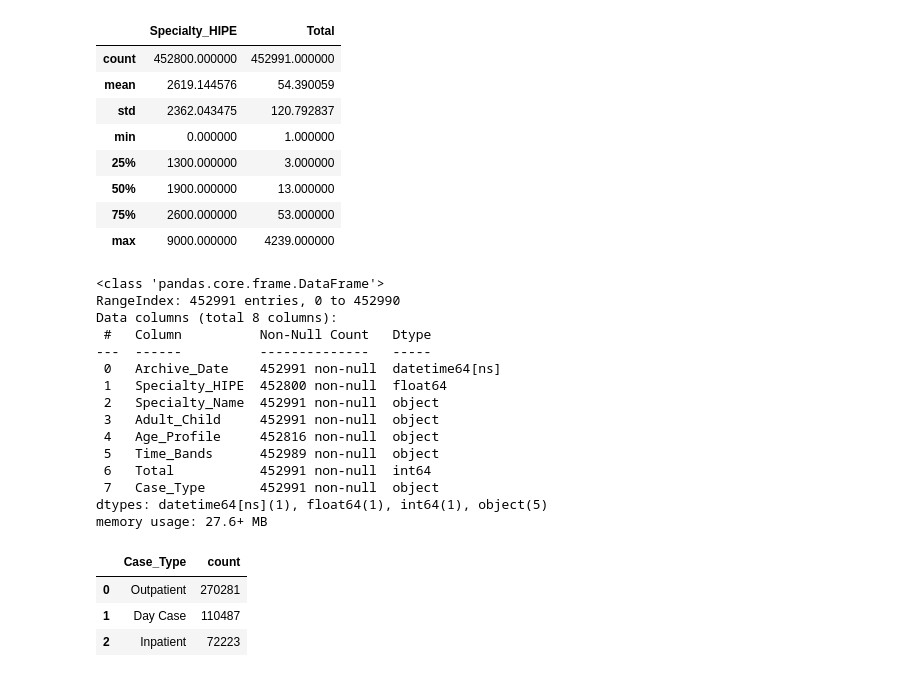
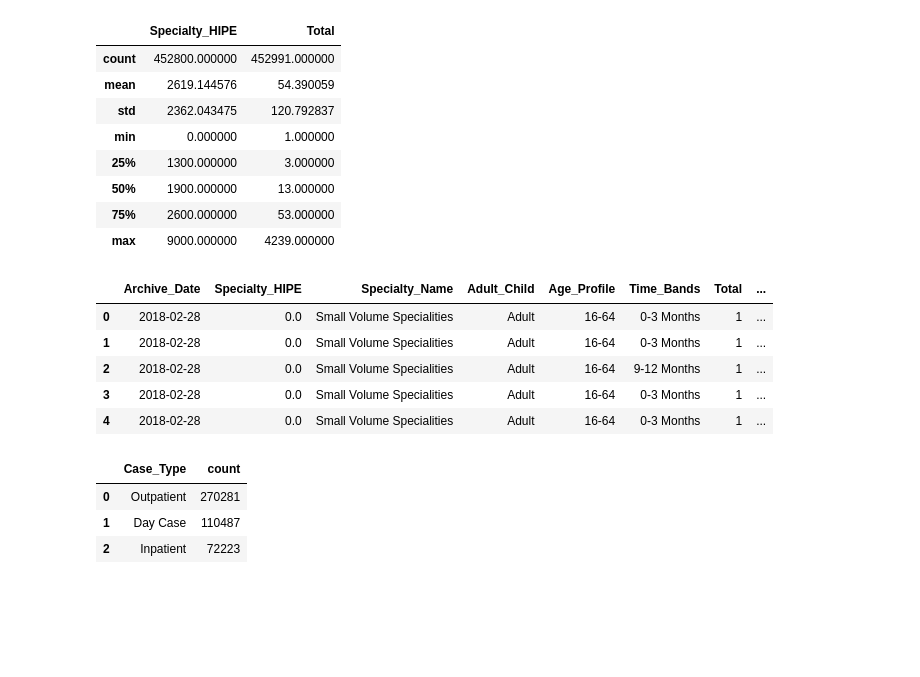
Before and after one commit to modyreturn/Health_Care_Analysis, a Jupyter notebook: HealthCare_Analysis.ipynb, the cells around one changed output. Drawn from its saved outputs; the diff is of its cells as text; code cells hidden in the pictures; blank space fills up the shorter version.

```diff
--- a/HealthCare_Analysis.ipynb
+++ b/HealthCare_Analysis.ipynb
@@ -28,23 +28,18 @@ df.describe()
 | max | 9000.000000 | 4239.000000 |
 # %%
 df['Archive_Date'] = pd.to_datetime(df['Archive_Date'])
-df.info()
+df['Year'] = df['Archive_Date'].dt.year
+df['Month'] = df['Archive_Date'].dt.month
+df['Month_Name'] = df['Archive_Date'].dt.month_name()
+df['Day'] = df['Archive_Date'].dt.day
+df.head()
 # %% [output]
-<class 'pandas.core.frame.DataFrame'>
-RangeIndex: 452991 entries, 0 to 452990
-Data columns (total 8 columns):
- #   Column          Non-Null Count   Dtype
----  ------          --------------   -----
- 0   Archive_Date    452991 non-null  datetime64[ns]
- 1   Specialty_HIPE  452800 non-null  float64
- 2   Specialty_Name  452991 non-null  object
- 3   Adult_Child     452991 non-null  object
- 4   Age_Profile     452816 non-null  object
- 5   Time_Bands      452989 non-null  object
- 6   Total           452991 non-null  int64
- 7   Case_Type       452991 non-null  object
-dtypes: datetime64[ns](1), float64(1), int64(1), object(5)
-memory usage: 27.6+ MB
+|  | Archive_Date | Specialty_HIPE | Specialty_Name | Adult_Child | Age_Profile | Time_Bands | Total | ... |
+| 0 | 2018-02-28 | 0.0 | Small Volume Specialities | Adult | 16-64 | 0-3 Months | 1 | ... |
+| 1 | 2018-02-28 | 0.0 | Small Volume Specialities | Adult | 16-64 | 0-3 Months | 1 | ... |
+| 2 | 2018-02-28 | 0.0 | Small Volume Specialities | Adult | 16-64 | 9-12 Months | 1 | ... |
+| 3 | 2018-02-28 | 0.0 | Small Volume Specialities | Adult | 16-64 | 0-3 Months | 1 | ... |
+| 4 | 2018-02-28 | 0.0 | Small Volume Specialities | Adult | 16-64 | 0-3 Months | 1 | ... |
 # %%
 # Case Type Distribution
 df_case_type = df['Case_Type'].value_counts().to_frame().reset_index()
```
Also changed, not shown: parts of 4 cells of this notebook.
